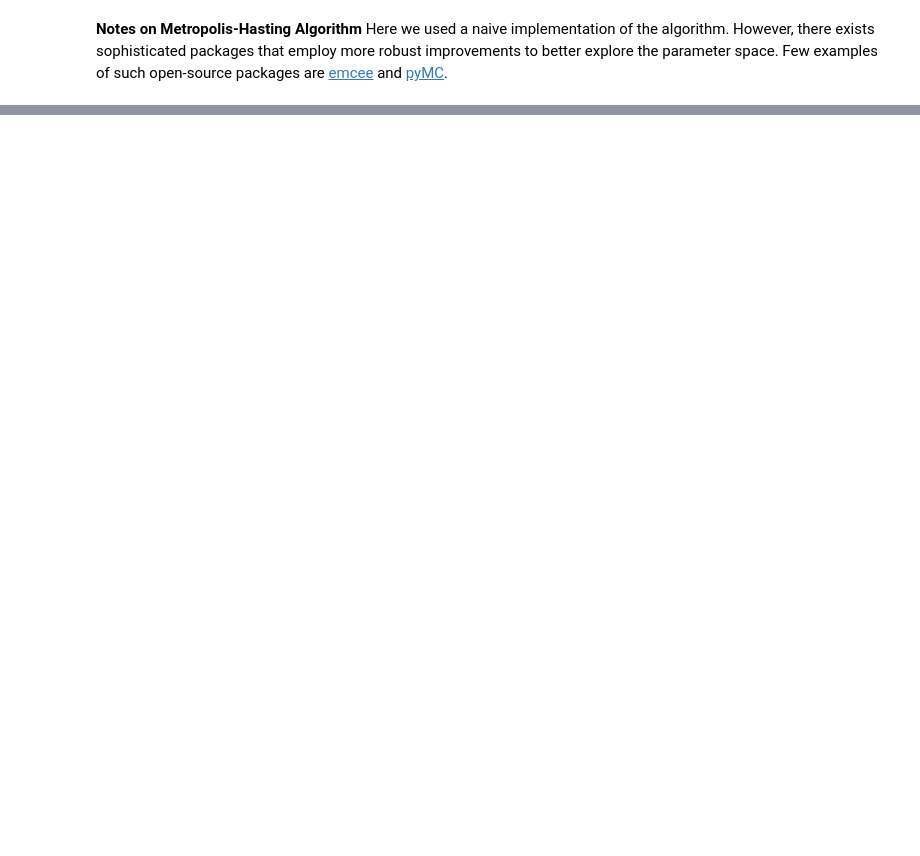
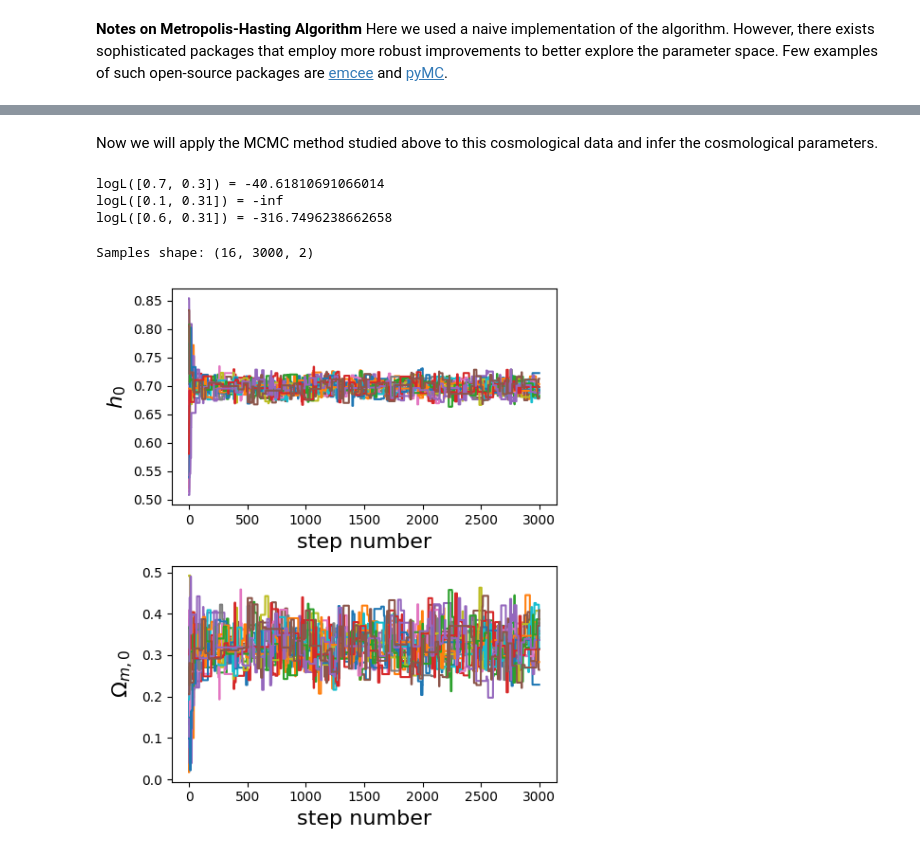
Before and after one commit to sambit-giri/AstronomyCalc, a Jupyter notebook: notebooks/bayesian_inference.ipynb, the cells around one changed output, grey strips where cells are left out. Drawn from its saved outputs; the diff is of its cells as text; code cells hidden in the pictures; blank space fills up the shorter version.

Commit message:
bayesian inference notebook ready

```diff
--- a/notebooks/bayesian_inference.ipynb
+++ b/notebooks/bayesian_inference.ipynb
@@ -436,0 +323,20 @@ AstronomyCalc.plot_posterior_corner(flat_samples, labels, truths=param_true)
+# %%
+def model(param, zz):
+    h0, Om0 = param
+    param = AstronomyCalc.param()
+    param.cosmo.Om = Om0
+    param.cosmo.Or = 0.0
+    param.cosmo.Ok = 0.0
+    param.cosmo.Ode = 1-Om0 #Flat Universe
+    param.cosmo.h  = h0
+    return AstronomyCalc.distance_modulus(param,zz)
+
+param_true = [0.70,0.30]
+z_true = np.linspace(0.01, 2, 1000)
+mu_true = model(param_true, z_true)
+
+dmu_0=0.1
+dmu_1=0.001
+z_sample, mu_sample, dmu = AstronomyCalc.generate_distance_modulus(n_samples=100, z0=0.3, dmu_0=dmu_0, dmu_1=dmu_1)
+dmu_sample = dmu_0+dmu_1*mu_sample
+print(z_sample.shape, mu_sample.shape, dmu.shape)
@@ -436,0 +362,2 @@ AstronomyCalc.plot_posterior_corner(flat_samples, labels, truths=param_true)
+# %% [markdown]
+Now we will apply the MCMC method studied above to this cosmological data and infer the cosmological parameters.
@@ -436,0 +391,38 @@ AstronomyCalc.plot_posterior_corner(flat_samples, labels, truths=param_true)
+# %%
+param_true = [0.70,0.30]
+print(f'logL({param_true}) =', log_probability(param_true))
+param = [0.10,0.31]
+print(f'logL({param}) =', log_probability(param))
+param = [0.60,0.31]
+print(f'logL({param}) =', log_probability(param))
+# %% [output]
+logL([0.7, 0.3]) = -40.61810691066014
+logL([0.1, 0.31]) = -inf
+logL([0.6, 0.31]) = -316.7496238662658
+# %%
+nwalkers = 16
+ndim = len(mins)
+n_samples = 3000
+initial_value = np.random.uniform(size=(nwalkers, ndim))*(maxs-mins)+mins
+
+# Setup a sampler
+mh_sampler = AstronomyCalc.MetropolisHastings(nwalkers=nwalkers, ndim=ndim, log_probability=log_probability,
+                            proposal_cov=np.eye(ndim)*0.01, n_jobs=4)
+
+samples = mh_sampler.run_sampler(n_samples=n_samples, initial_value=initial_value)
+print("Samples shape:", samples.shape)
+# %% [output]
+Samples shape: (16, 3000, 2)
+# %%
+labels = ['$h_0$', '$\Omega_{m,0}$']
+
+fig, axs = plt.subplots(ndim, 1, figsize=(5,ndim*3))
+for i in range(ndim):
+    axs[i].set_ylabel(labels[i], fontsize=16)
+    axs[i].set_xlabel('step number', fontsize=16)
+    for j in range(nwalkers):
+        axs[i].plot(samples[j,:,i], c=f'C{j}')
+plt.tight_layout()
+plt.show()
+# %% [output]
+[figure, added]
```
Also changed, not shown: parts of 19 cells of this notebook, 5 other files.
